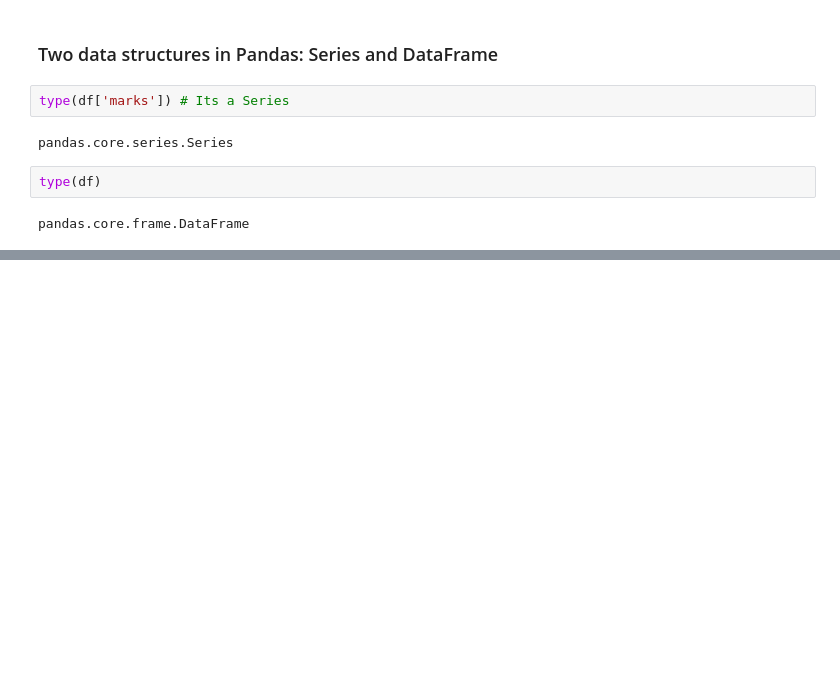
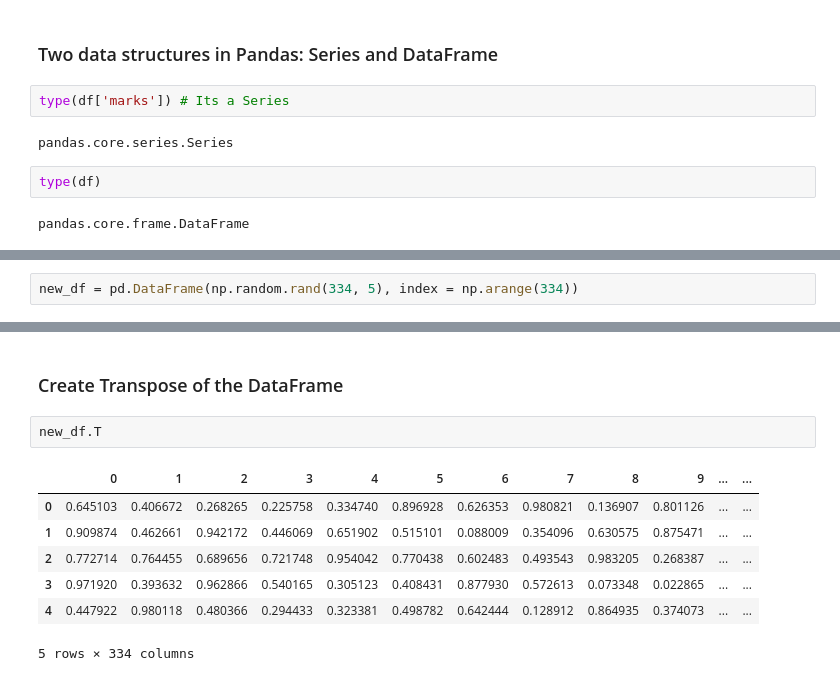
Before and after one commit to World-of-ML-AI/Data-Analysis-Tools, a Jupyter notebook: Pandas/Pandas Tutorial.ipynb, the cells around one changed output, grey strips where cells are left out. Drawn from its saved outputs; the diff is of its cells as text; blank space fills up the shorter version.

```diff
--- a/Pandas/Pandas Tutorial.ipynb
+++ b/Pandas/Pandas Tutorial.ipynb
@@ -201,0 +228,2 @@ pandas.core.frame.DataFrame
+# %%
+new_df = pd.DataFrame(np.random.rand(334, 5), index = np.arange(334))
@@ -201,0 +274,12 @@ pandas.core.frame.DataFrame
+# %% [markdown]
+### Create Transpose of the DataFrame
+# %%
+new_df.T
+# %% [output]
+|  | 0 | 1 | 2 | 3 | 4 | 5 | 6 | 7 | 8 | 9 | ... | ... |
+| 0 | 0.645103 | 0.406672 | 0.268265 | 0.225758 | 0.334740 | 0.896928 | 0.626353 | 0.980821 | 0.136907 | 0.801126 | ... | ... |
+| 1 | 0.909874 | 0.462661 | 0.942172 | 0.446069 | 0.651902 | 0.515101 | 0.088009 | 0.354096 | 0.630575 | 0.875471 | ... | ... |
+| 2 | 0.772714 | 0.764455 | 0.689656 | 0.721748 | 0.954042 | 0.770438 | 0.602483 | 0.493543 | 0.983205 | 0.268387 | ... | ... |
+| 3 | 0.971920 | 0.393632 | 0.962866 | 0.540165 | 0.305123 | 0.408431 | 0.877930 | 0.572613 | 0.073348 | 0.022865 | ... | ... |
+| 4 | 0.447922 | 0.980118 | 0.480366 | 0.294433 | 0.323381 | 0.498782 | 0.642444 | 0.128912 | 0.864935 | 0.374073 | ... | ... |
+5 rows × 334 columns
```
Also changed, not shown: parts of 45 cells of this notebook.
